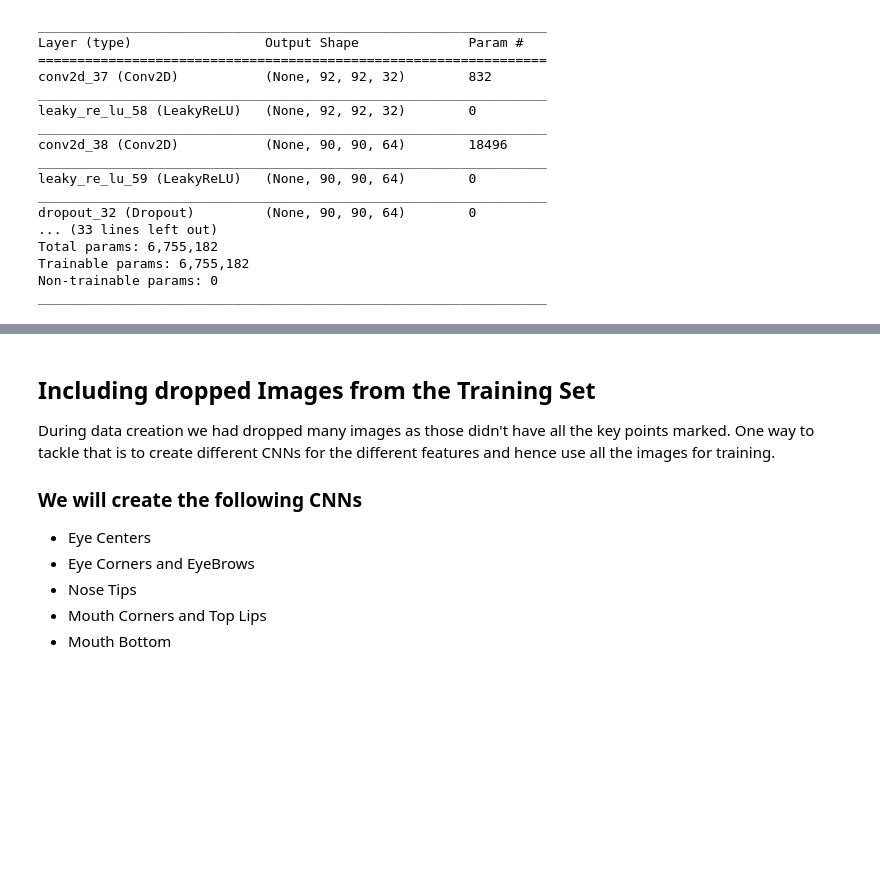
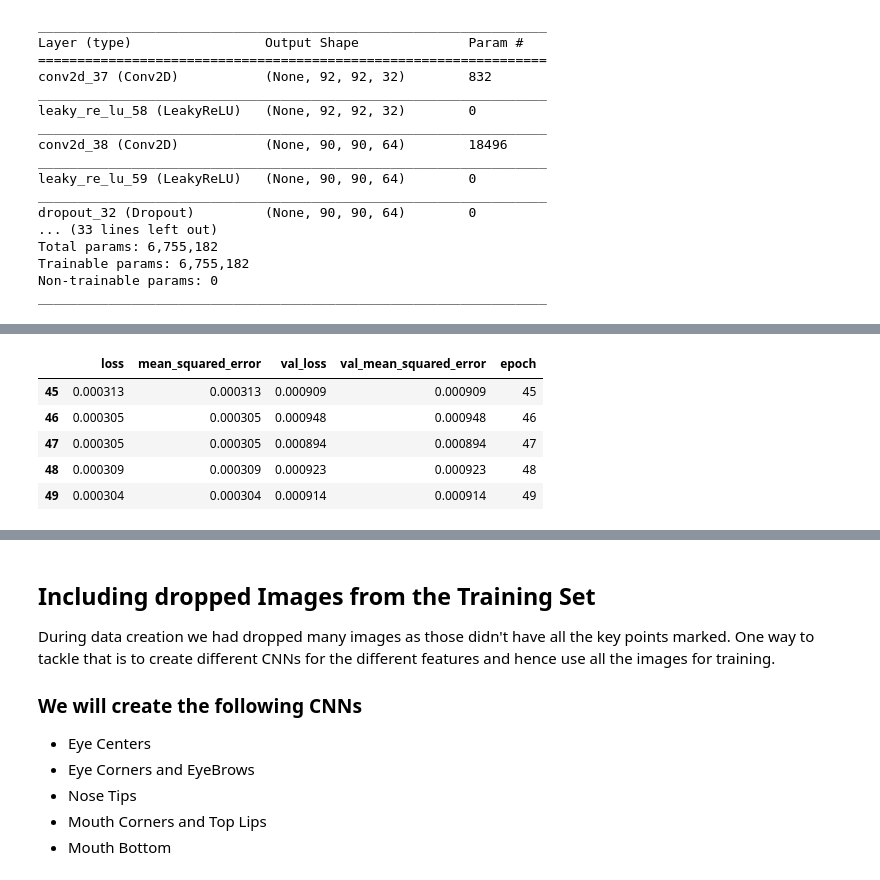
Before and after one commit to anupjha10/W207_ML_FINAL_Project, a Jupyter notebook: Final_Project_Anish_Anup.ipynb, the cells around one changed output, grey strips where cells are left out. Saved outputs shown, nothing was run; the diff lists cells and outputs as text; code cells hidden in the pictures; blank space fills up the shorter version.

```diff
--- a/Final_Project_Anish_Anup.ipynb
+++ b/Final_Project_Anish_Anup.ipynb
@@ -1318,0 +1334,11 @@ Epoch 1/50
+# %%
+hist7 = pd.DataFrame(history7.history)
+hist7['epoch'] = history7.epoch
+hist7.tail()
+# %% [output]
+|  | loss | mean_squared_error | val_loss | val_mean_squared_error | epoch |
+| 45 | 0.000313 | 0.000313 | 0.000909 | 0.000909 | 45 |
+| 46 | 0.000305 | 0.000305 | 0.000948 | 0.000948 | 46 |
+| 47 | 0.000305 | 0.000305 | 0.000894 | 0.000894 | 47 |
+| 48 | 0.000309 | 0.000309 | 0.000923 | 0.000923 | 48 |
+| 49 | 0.000304 | 0.000304 | 0.000914 | 0.000914 | 49 |
```
Also changed, not shown: parts of 8 cells of this notebook.
